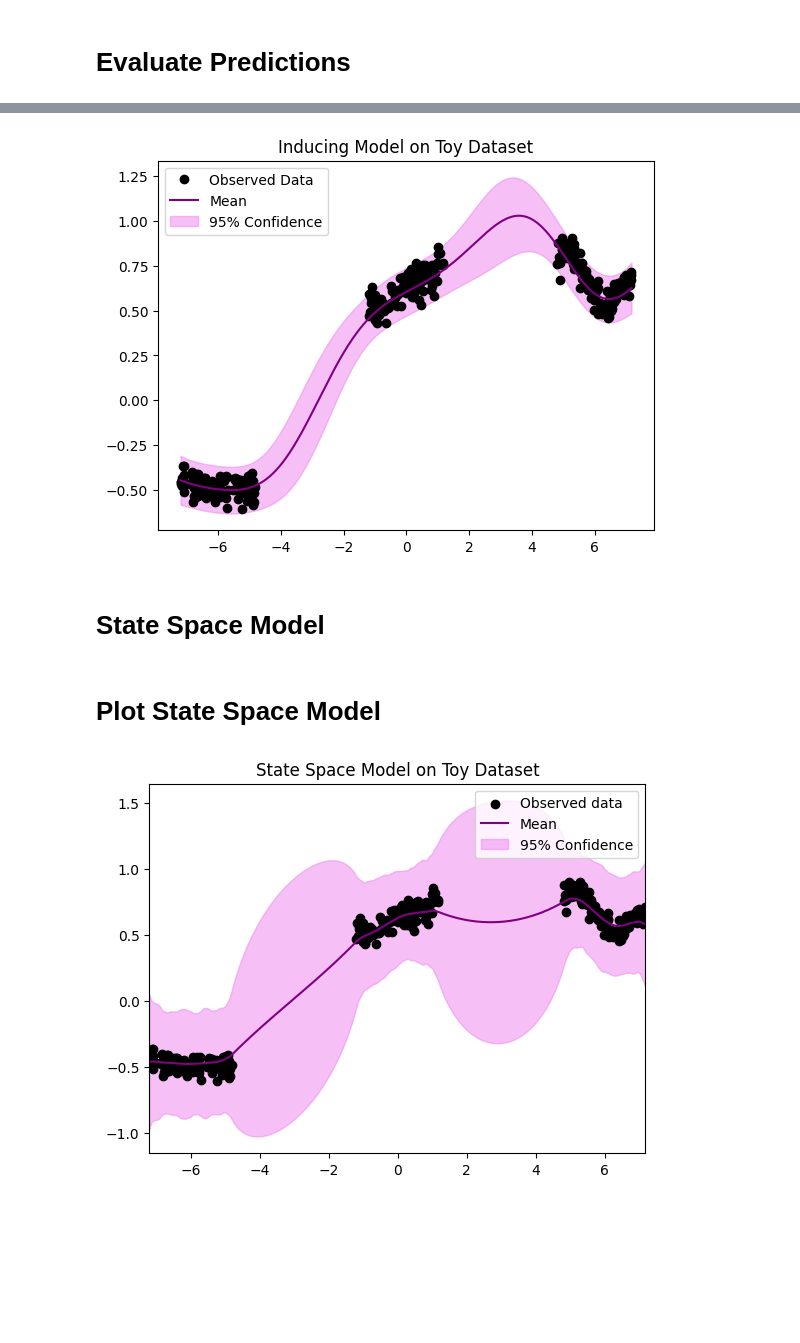
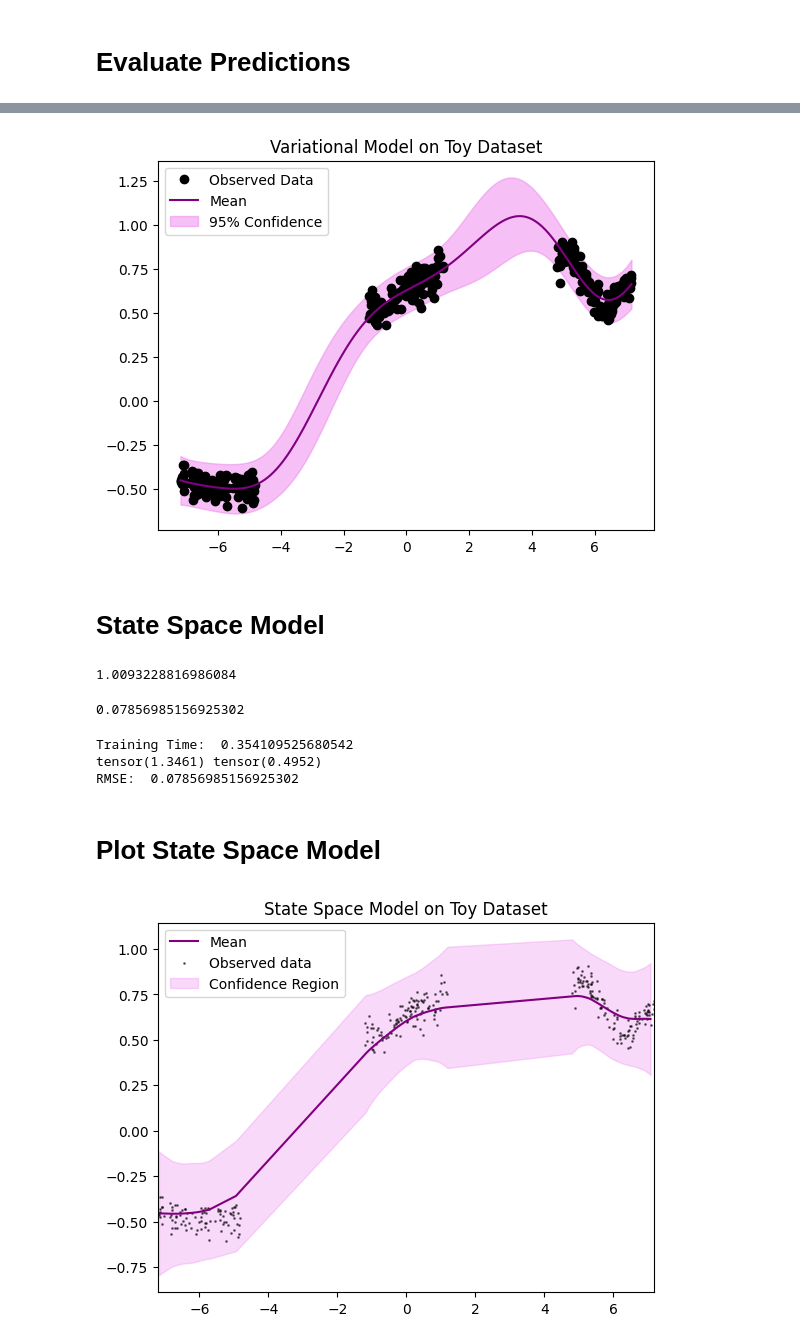
Before and after one commit to Sabelz/Master_Thesis_Alexander, a Jupyter notebook: GPs/ToyGPs.ipynb, the cells around one changed output, grey strips where cells are left out. Saved outputs shown, nothing was run; the diff lists cells and outputs as text; code cells hidden in the pictures; blank space fills up the shorter version.

Commit message:
State space both trained and manually chosen hyperparameters, also start of plots

```diff
--- a/GPs/ToyGPs.ipynb
+++ b/GPs/ToyGPs.ipynb
@@ -109,2 +114,3 @@ inducing_model_toy = inducing_model_toy.to(device) # Move model to device, defin
 # %%
-train_ELBO(inducing_model_toy, inducing_likelihood_toy, x_train_toy, y_train_toy, training_iter= 60) # train is defined in utils/functions.ipynb
+train_time_variational_toy = train_ELBO(variational_model_toy, variational_likelihood_toy, x_train_toy, y_train_toy, training_iter= 60) # train is defined in utils/functions.ipynb
+print("Training Time: ",train_time_variational_toy)
@@ -126,8 +135,8 @@ RMSE_inducing_toy
 # %%
 # plotGP defined in utils/functions.ipynb
-plotGP(x_train_toy, y_train_toy, inducing_model_toy, inducing_likelihood_toy, "Inducing Model on Toy Dataset")
+plotGP(x_train_toy, y_train_toy, variational_model_toy, variational_likelihood_toy, "Variational Model on Toy Dataset")
 # %% [output]
-[figure, old version]
+[figure, new version]
 # %% [markdown]
 # State Space Model
 # %%
@@ -137,16 +146,9 @@ all_points = jnp.concatenate([x_train_toy.numpy(), x_test_toy.numpy()])
 temporal_order = jnp.argsort(all_points)
 
 # State Space X's and Y's
-ss_xs = all_points[temporal_order]
-ss_ys = jnp.concatenate([y_train_toy.numpy(), jnp.nan * jnp.ones((n_test_points, ))])[temporal_order]
-
-
-# Parameters
-ell = 1.
-sigma = 1.
-t0 = 0
+ss_xs_toy = all_points[temporal_order]
+ss_ys_toy = jnp.concatenate([y_train_toy.numpy(), jnp.nan * jnp.ones((n_test_points, ))])[temporal_order]
 
 # Compute the equivalent SS model
-dts = jnp.diff(ss_xs, prepend=t0)
-Fs = jnp.exp(-1 / ell * dts)
-Ws = sigma ** 2 * (1 - jnp.exp(-2 / ell * dts))
+t0 = min(x_train_toy).numpy().item()
+dts_toy = jnp.diff(ss_xs_toy, prepend=t0)
@@ -164,7 +155,52 @@ ss_posterior_var_toy = vss[jnp.isnan(ss_ys)]
+# %%
+# Calculate ell and sigma
+opt_ell_toy, opt_sigma_toy, train_time_SS_toy = train_SSGP(x_train_toy, y_train_toy, x_test_toy, ell=1, sigma=1)
+print(train_time_SS_toy)
+# %% [output]
+1.0093228816986084
+# %%
+mfs, vfs, mps, vps, _ = kalmanFilter(ss_ys_toy, dts_toy, opt_ell_toy, opt_sigma_toy, m0=0, v0=1)
+mss, vss = kalmanSmoothing(opt_ell_toy, dts_toy, mfs, vfs, mps, vps)
+ss_posterior_mean_toy = mss[jnp.isnan(ss_ys_toy)]
+ss_posterior_var_toy = vss[jnp.isnan(ss_ys_toy)]
+# %%
+# Order y_test before calculating RMSE
+temporal_order = jnp.argsort(x_test_toy.numpy())
+y_temporal_order = y_test_toy.numpy()[temporal_order]
+RMSE_SS_toy = mean_squared_error(y_temporal_order, ss_posterior_mean_toy, squared=False)
+RMSE_SS_toy
+# %% [output]
+0.07856985156925302
+# %%
+# Train with pytorch instead
+
+# Calculate ell and sigma
+opt_ell_toy_torch, opt_sigma_toy_torch, train_time_SS_toy_torch = train_SSGP_torch(x_train_toy, y_train_toy, x_test_toy, ell=1, sigma=1)
+print("Training Time: ", train_time_SS_toy_torch)
+print(opt_ell_toy_torch, opt_sigma_toy_torch)
+# Convert them to numpy arrays
+# Assume tensor is on GPU
+opt_ell_toy_pytorch = opt_ell_toy_torch.to('cpu')
+opt_sigma_toy_pytorch = opt_sigma_toy_torch.to('cpu')
+
+opt_ell_toy_numpy = opt_ell_toy_pytorch.numpy()
+opt_sigma_toy_numpy = opt_sigma_toy_pytorch.numpy()
+# Calculate mean and variance
+mfs_torch, vfs_torch, mps_torch, vps_torch, _ = kalmanFilter(ss_ys_toy, dts_toy, opt_ell_toy_numpy, opt_sigma_toy_numpy, m0=0, v0=1)
+mss_torch, vss_torch = kalmanSmoothing(opt_ell_toy_numpy, dts_toy, mfs_torch, vfs_torch, mps_torch, vps_torch)
+ss_posterior_mean_toy_torch = mss[jnp.isnan(ss_ys_toy)]
+ss_posterior_var_toy_torch = vss[jnp.isnan(ss_ys_toy)]
+
+# RMSE
+RMSE_SS_toy_torch = mean_squared_error(y_temporal_order, ss_posterior_mean_toy_torch, squared=False)
+print("RMSE: ",RMSE_SS_toy_torch)
+# %% [output]
+Training Time:  0.354109525680542
+tensor(1.3461) tensor(0.4952)
+RMSE:  0.07856985156925302
 # %% [markdown]
 # Plot State Space Model
 # %%
-# plotGP defined in utils/functions.ipynb
-plotGP_SS(x_train_toy, y_train_toy, ell=3, sigma=0.6, m0=0, v0=1, title="State Space Model on Toy Dataset")
+plot_SSGP(x_train_toy, y_train_toy, x_test_toy, ss_posterior_mean_toy, ss_posterior_var_toy, title= "State Space Model on Toy Dataset")
 # %% [output]
-[figure, old version]
+[figure, new version]
```
Also changed, not shown: parts of 20 cells of this notebook.
